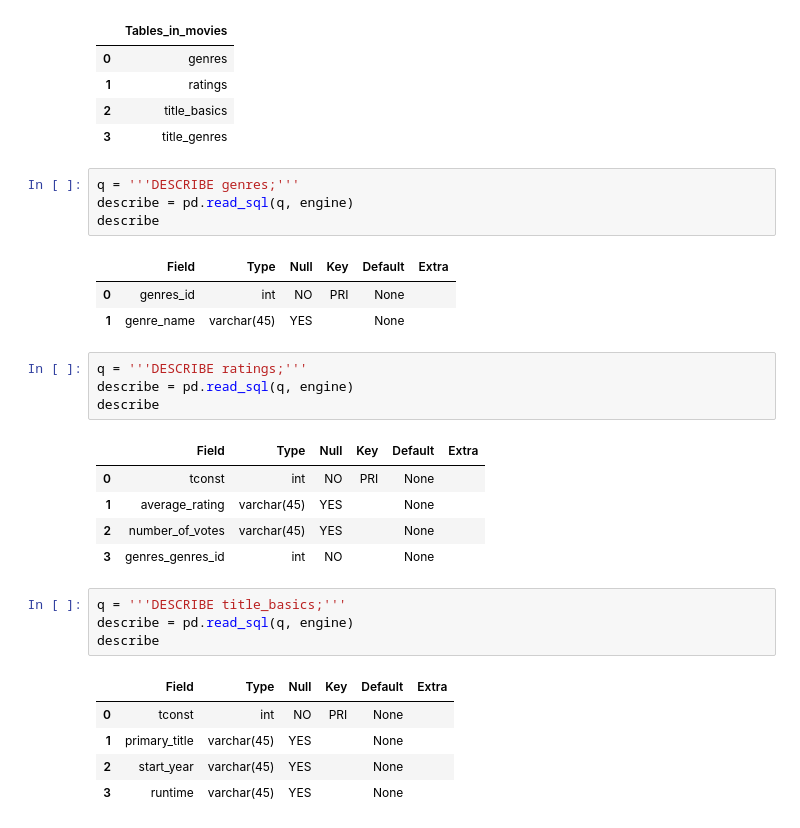
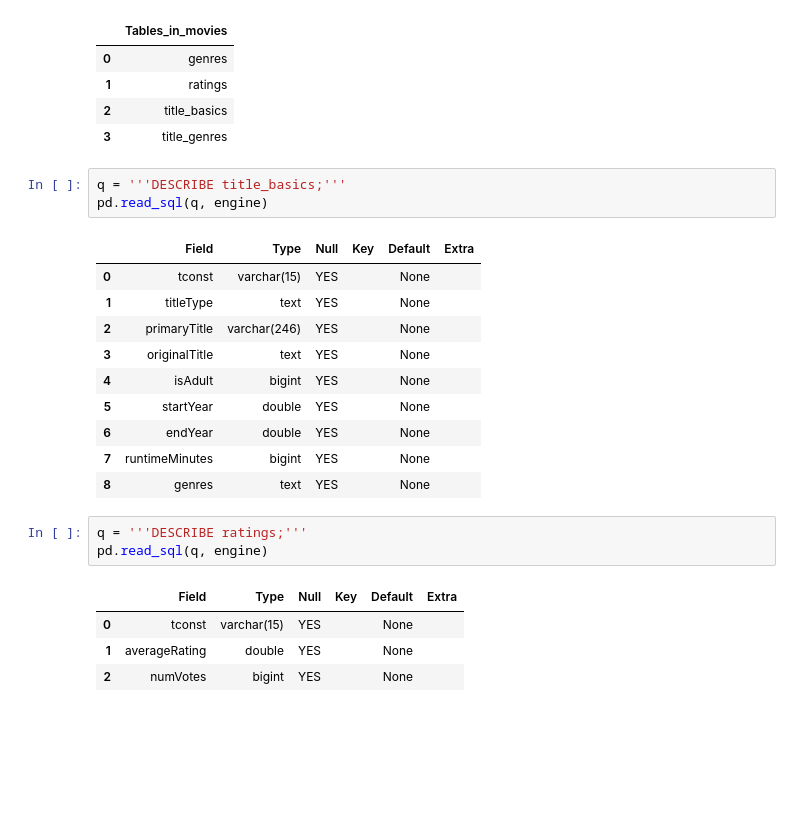
Before and after one commit to brittanymlassiter/Project-2, a Jupyter notebook: Project 2 Part 2.ipynb, the cells around one changed output. Saved outputs shown, nothing was run; the diff lists cells and outputs as text; blank space fills up the shorter version.

```diff
--- a/Project 2 Part 2.ipynb
+++ b/Project 2 Part 2.ipynb
@@ -167,30 +252,24 @@ pd.read_sql(q,engine)
 | 2 | title_basics |
 | 3 | title_genres |
 # %%
-q = '''DESCRIBE genres;'''
-describe = pd.read_sql(q, engine)
-describe
+q = '''DESCRIBE title_basics;'''
+pd.read_sql(q, engine)
 # %% [output]
 |  | Field | Type | Null | Key | Default | Extra |
-| 0 | genres_id | int | NO | PRI | None |  |
-| 1 | genre_name | varchar(45) | YES |  | None |  |
+| 0 | tconst | varchar(15) | YES |  | None |  |
+| 1 | titleType | text | YES |  | None |  |
+| 2 | primaryTitle | varchar(246) | YES |  | None |  |
+| 3 | originalTitle | text | YES |  | None |  |
+| 4 | isAdult | bigint | YES |  | None |  |
+| 5 | startYear | double | YES |  | None |  |
+| 6 | endYear | double | YES |  | None |  |
+| 7 | runtimeMinutes | bigint | YES |  | None |  |
+| 8 | genres | text | YES |  | None |  |
 # %%
 q = '''DESCRIBE ratings;'''
-describe = pd.read_sql(q, engine)
-describe
+pd.read_sql(q, engine)
 # %% [output]
 |  | Field | Type | Null | Key | Default | Extra |
-| 0 | tconst | int | NO | PRI | None |  |
-| 1 | average_rating | varchar(45) | YES |  | None |  |
-| 2 | number_of_votes | varchar(45) | YES |  | None |  |
-| 3 | genres_genres_id | int | NO |  | None |  |
+| 0 | tconst | varchar(15) | YES |  | None |  |
+| 1 | averageRating | double | YES |  | None |  |
+| 2 | numVotes | bigint | YES |  | None |  |
-# %%
-q = '''DESCRIBE title_basics;'''
-describe = pd.read_sql(q, engine)
-describe
-# %% [output]
-|  | Field | Type | Null | Key | Default | Extra |
-| 0 | tconst | int | NO | PRI | None |  |
-| 1 | primary_title | varchar(45) | YES |  | None |  |
-| 2 | start_year | varchar(45) | YES |  | None |  |
-| 3 | runtime | varchar(45) | YES |  | None |  |
```
Also changed, not shown: parts of 22 cells of this notebook, 1 other file.
